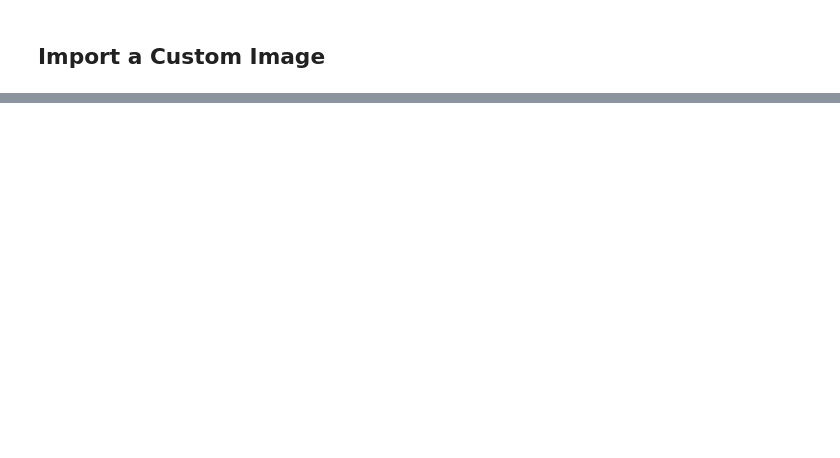
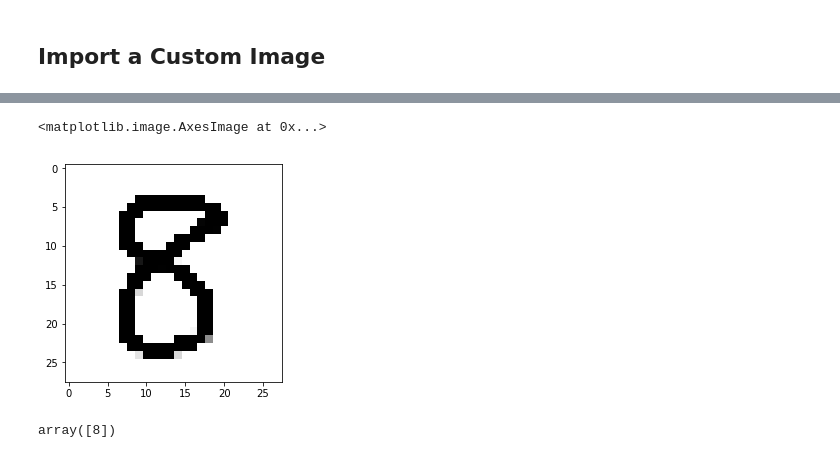
Before and after one commit to cliferraren/DeepLearning, a Jupyter notebook: MNIST.ipynb, the cells around one changed output, grey strips where cells are left out. Cells and saved outputs as stored; diff of their text form; code cells hidden in the pictures; blank space fills up the shorter version.

```diff
--- a/MNIST.ipynb
+++ b/MNIST.ipynb
@@ -271,0 +334,12 @@ im
+# %%
+# Invert the pixel values to match the original data
+img = 1 - img
+plt.imshow(img.reshape(28, 28), cmap=plt.cm.Greys)
+# %% [output]
+<matplotlib.image.AxesImage at 0x...>
+[figure, added]
+# %%
+# Make predictions
+model.predict_classes(img)
+# %% [output]
+array([8])
```
Also changed, not shown: parts of 12 cells of this notebook.
